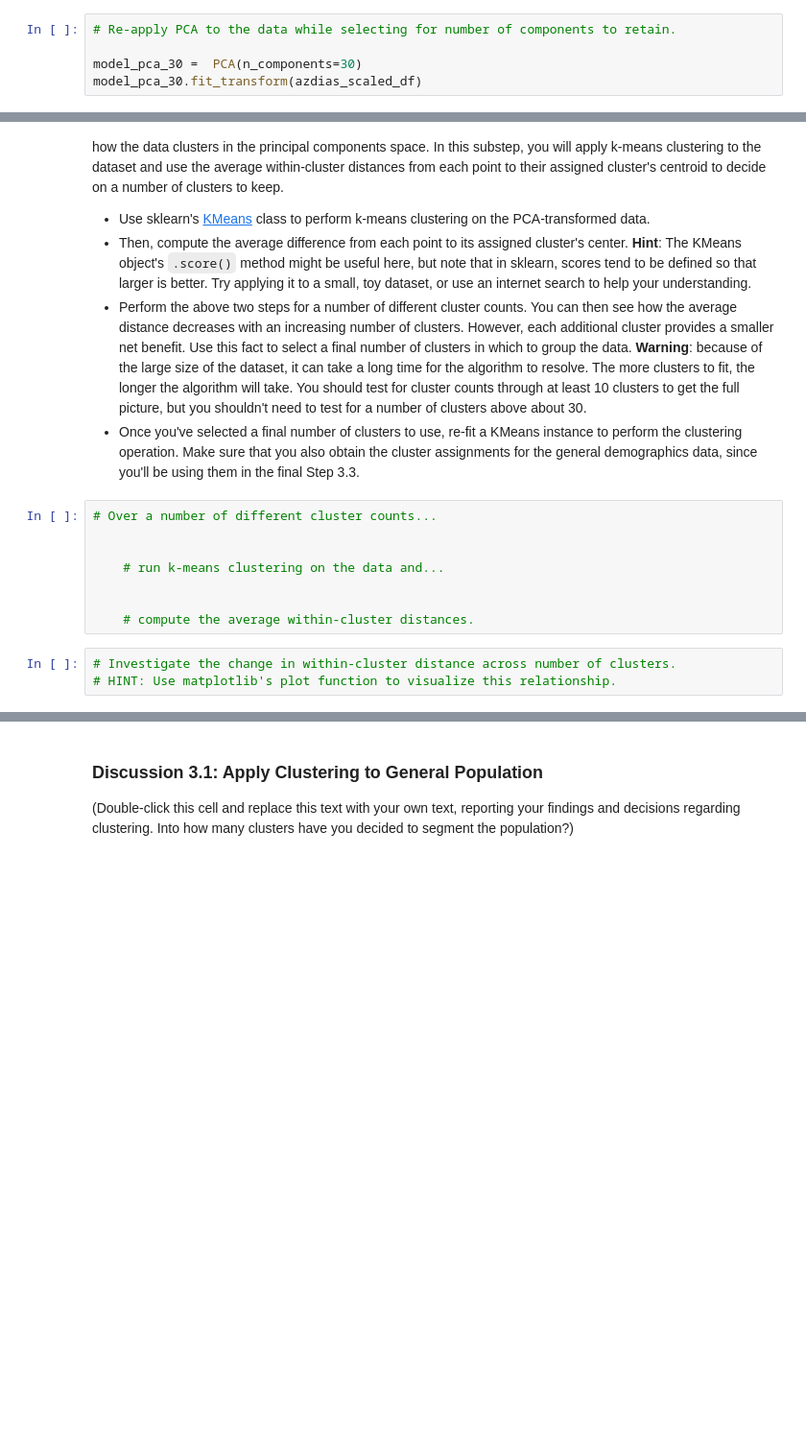
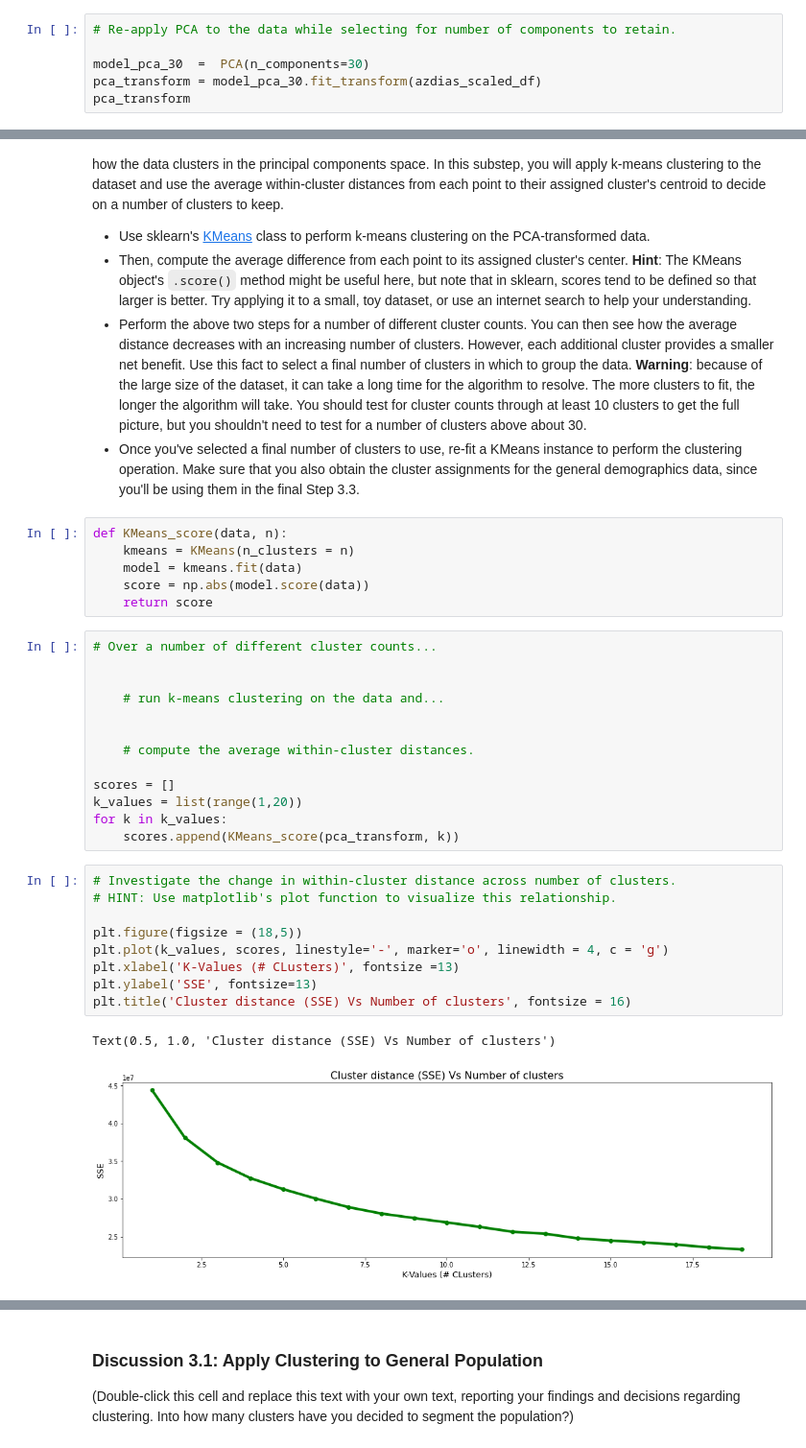
Before and after one commit to SiddharthSabat/Machine_Learning_Projects, a Jupyter notebook: Identify_Customer_Segments/Identify_Customer_Segments.ipynb, the cells around one changed output, grey strips where cells are left out. Shown: that part at 96% size. Cells and saved outputs as stored; diff of their text form; blank space fills up the shorter version.

Commit message:
Applied clustering using Kmeans

```diff
--- a/Identify_Customer_Segments/Identify_Customer_Segments.ipynb
+++ b/Identify_Customer_Segments/Identify_Customer_Segments.ipynb
@@ -647,6 +661,7 @@ plt.show()
 # %%
 # Re-apply PCA to the data while selecting for number of components to retain.
 
-model_pca_30 =  PCA(n_components=30)
-model_pca_30.fit_transform(azdias_scaled_df)
+model_pca_30  =  PCA(n_components=30)
+pca_transform = model_pca_30.fit_transform(azdias_scaled_df)
+pca_transform
 # %% [output]
@@ -755,6 +770,12 @@ You've assessed and cleaned the demographics data, then scaled and transformed t
 - Then, compute the average difference from each point to its assigned cluster's center. **Hint**: The KMeans object's `.score()` method might be useful here, but note that in sklearn, scores tend to be defined so that larger is better. Try applying it to a small, toy dataset, or use an internet search to help your understanding.
 - Perform the above two steps for a number of different cluster counts. You can then see how the average distance decreases with an increasing number of clusters. However, each additional cluster provides a smaller net benefit. Use this fact to select a final number of clusters in which to group the data. **Warning**: because of the large size of the dataset, it can take a long time for the algorithm to resolve. The more clusters to fit, the longer the algorithm will take. You should test for cluster counts through at least 10 clusters to get the full picture, but you shouldn't need to test for a number of clusters above about 30.
 - Once you've selected a final number of clusters to use, re-fit a KMeans instance to perform the clustering operation. Make sure that you also obtain the cluster assignments for the general demographics data, since you'll be using them in the final Step 3.3.
+# %%
+def KMeans_score(data, n):
+    kmeans = KMeans(n_clusters = n)
+    model = kmeans.fit(data)
+    score = np.abs(model.score(data))
+    return score
 # %%
 # Over a number of different cluster counts...
 
@@ -763,9 +784,23 @@ You've assessed and cleaned the demographics data, then scaled and transformed t
 
 
     # compute the average within-cluster distances.
+
+scores = []
+k_values = list(range(1,20))
+for k in k_values:
+    scores.append(KMeans_score(pca_transform, k))
 # %%
 # Investigate the change in within-cluster distance across number of clusters.
 # HINT: Use matplotlib's plot function to visualize this relationship.
+
+plt.figure(figsize = (18,5))
+plt.plot(k_values, scores, linestyle='-', marker='o', linewidth = 4, c = 'g')
+plt.xlabel('K-Values (# CLusters)', fontsize =13)
+plt.ylabel('SSE', fontsize=13)
+plt.title('Cluster distance (SSE) Vs Number of clusters', fontsize = 16)
+# %% [output]
+Text(0.5, 1.0, 'Cluster distance (SSE) Vs Number of clusters')
+[figure, added]
 # %%
 # Re-fit the k-means model with the selected number of clusters and obtain
 # cluster predictions for the general population demographics data.
```
Also changed, not shown: parts of 17 cells of this notebook.
